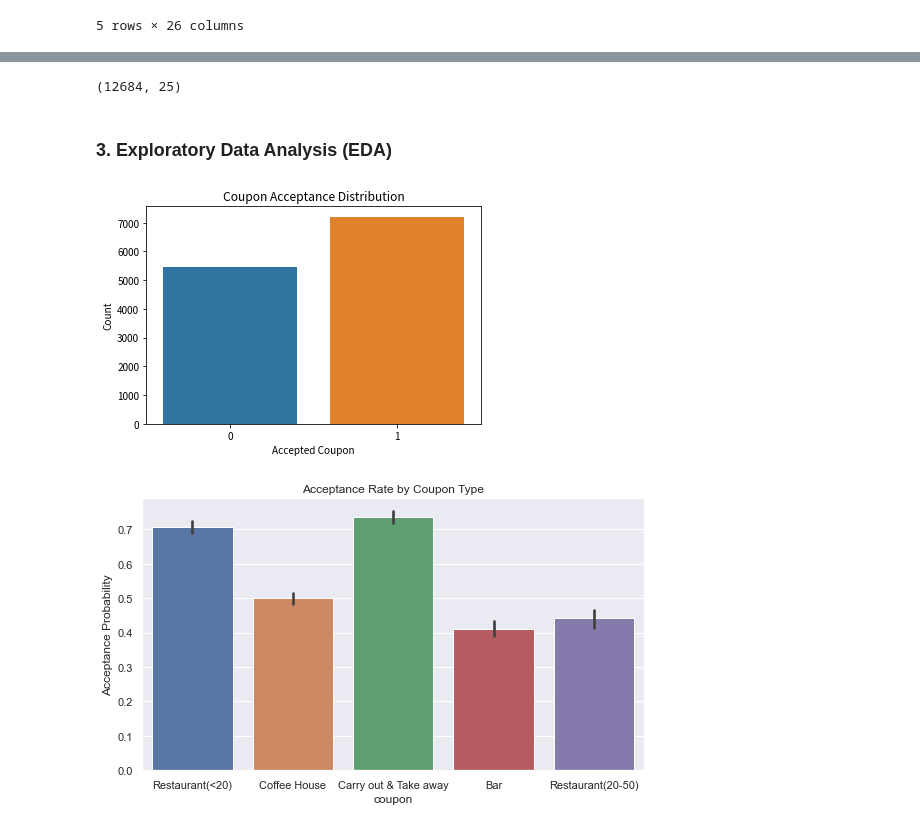
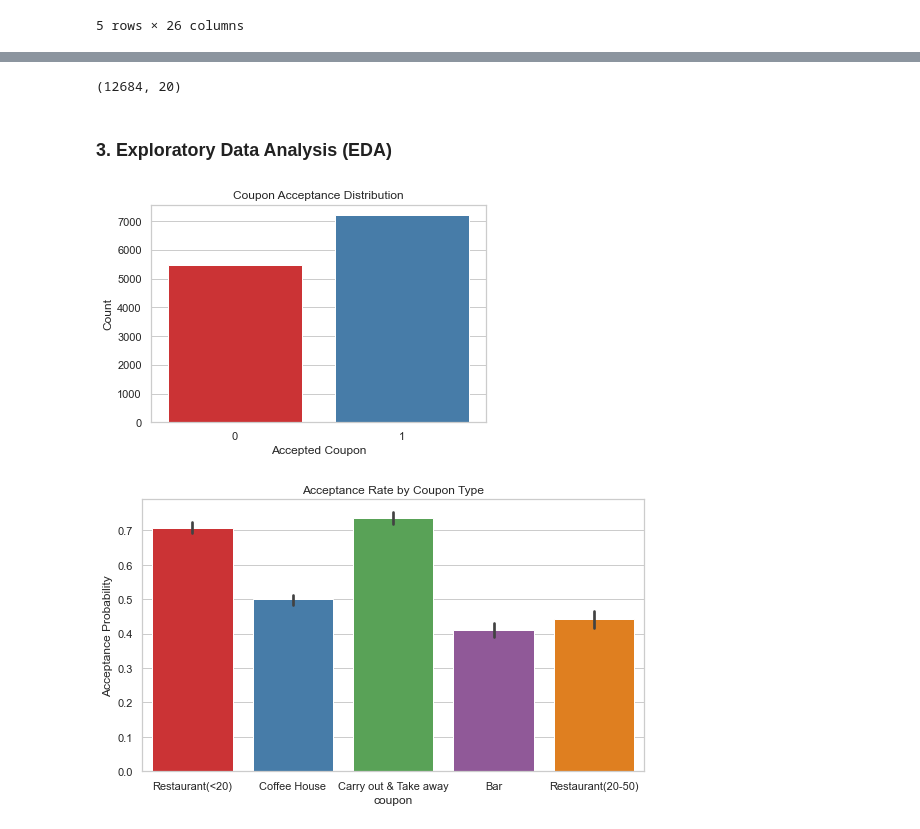
Before and after one commit to yuting-chu/Data_science_project, a Jupyter notebook: Data Science I Coupon Acceptance Behavioral and Contextual Influences.ipynb, the cells around one changed output, grey strips where cells are left out. Cells and saved outputs as stored; diff of their text form; code cells hidden in the pictures.

```diff
--- a/Data Science I Coupon Acceptance Behavioral and Contextual Influences.ipynb
+++ b/Data Science I Coupon Acceptance Behavioral and Contextual Influences.ipynb
@@ -92,5 +99,5 @@ print(df[df.CoffeeHouse.isnull()])
 # %%
 # drop unnecessary columns
-df = df.drop(["car"], axis=1)
+df = df.drop(["car","toCoupon_GEQ5min","toCoupon_GEQ15min","toCoupon_GEQ25min","direction_same","direction_opp"], axis=1)
 # %%
 print(df.shape)
@@ -102,7 +123,7 @@ from sklearn.preprocessing import LabelEncoder
 
 label_enc_cols = ['gender', 'age', 'maritalStatus', 'education', 'occupation',
                   'income', 'Bar', 'CoffeeHouse', 'CarryAway', 'RestaurantLessThan20',
-                  'Restaurant20To50', 'direction_opp', 'destination', 'passanger',
+                  'Restaurant20To50', 'destination', 'passanger',
                   'weather', 'temperature', 'time', 'coupon']
 
 df_encoded = df.copy()
@@ -114,27 +135,27 @@ for col in label_enc_cols:
 # Final dataset shape
 df_encoded.shape
 # %% [output]
-(12684, 25)
+(12684, 20)
 # %% [markdown]
 ### 3. Exploratory Data Analysis (EDA)
 # %%
 # Distribution of coupon acceptance
-sns.countplot(x='Y', data=df)
+sns.countplot(x='Y', data=df, palette='Set1')
 plt.title("Coupon Acceptance Distribution")
 plt.xlabel("Accepted Coupon")
 plt.ylabel("Count")
 plt.show()
 # %% [output]
-[figure, old version]
+[figure, new version]
 # %%
 # Acceptance by coupon type
 plt.figure(figsize=(9,5))
-sns.barplot(x='coupon', y='Y', data=df)
+sns.barplot(x='coupon', y='Y', data=df, palette='Set1')
 plt.title("Acceptance Rate by Coupon Type")
 plt.ylabel("Acceptance Probability")
 plt.show()
 # %% [output]
-[figure, old version]
+[figure, new version]
 # %%
 # Heatmap of correlations
 plt.figure(figsize=(12, 10))
```
Also changed, not shown: parts of 25 cells of this notebook.
